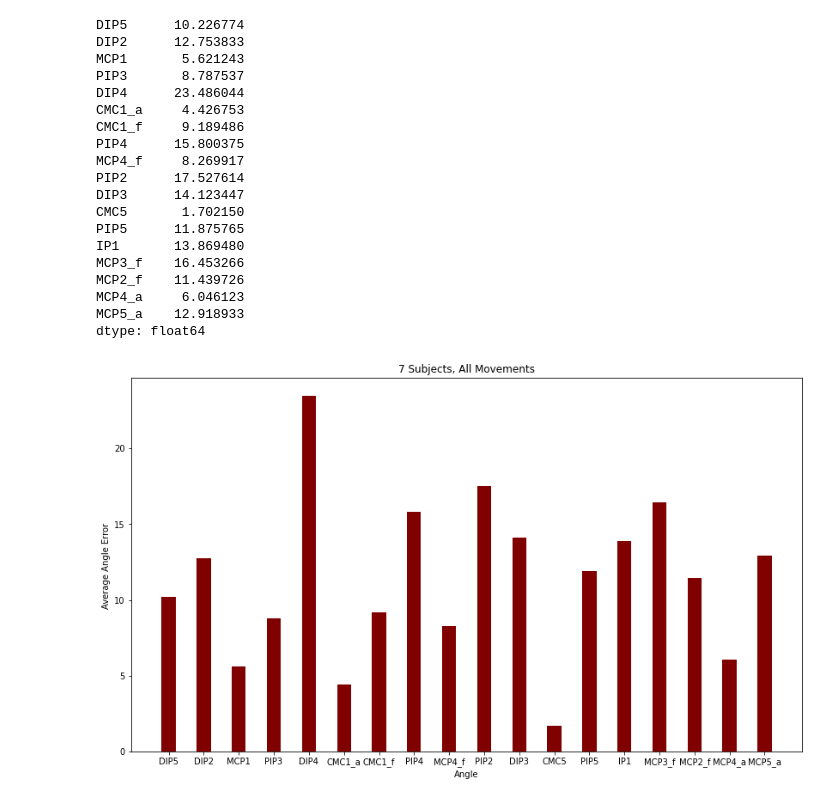
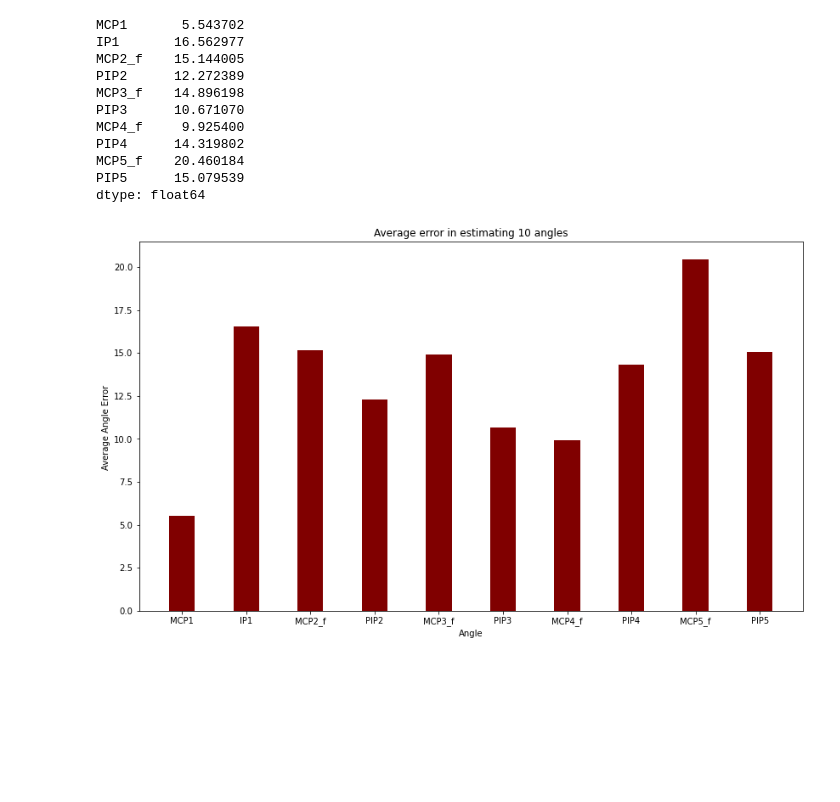
Before and after one commit to allaaamr/Bachelor_Identify-Moevements-EMG, a Jupyter notebook: kinematics.ipynb, the cells around one changed output. Drawn from its saved outputs; the diff is of its cells as text; code cells hidden in the pictures; blank space fills up the shorter version.

Commit message:
analysis diagrams

```diff
--- a/kinematics.ipynb
+++ b/kinematics.ipynb
@@ -324,17 +354,20 @@ print("X Train shape: ", X_train.shape)
 print("X Test shape: ", X_test.shape)
 input = Input(shape =(50,1))
 x = Conv1D(32,31, activation='relu', padding='same', input_shape = (X_train.shape[1],1))(input)
-print(x)
 x = Conv1D(64,31, activation='relu' ,padding='same' )(x)
+x = BatchNormalization()(x)
 x = Conv1D(64,31, activation='relu', padding='same')(x)
 x = Conv1D(32,31, activation='relu', padding='same')(x)
+x = BatchNormalization()(x)
 x = Conv1D(10,31, activation='relu', padding='same')(x)
 x = Flatten()(x)
-x = Dense(256, activation='sigmoid')(x)
-x = Dense(10,activation='sigmoid')(x)
-ouput = Dense(18, activation='linear')(x)
+x = Dense(256, activation='relu')(x)
+x = Dropout(0.5)(x)
+x = Dense(10,activation='relu')(x)
+x = Dropout(0.4)(x)
+ouput = Dense(10, activation='linear')(x)
 model = Model(input, ouput)
-model.compile(optimizer=Adam(learning_rate=0.002), loss="mean_squared_error", metrics=['mse'])
+model.compile(optimizer=Adam(learning_rate=0.003), loss="mean_squared_error", metrics=['mse'])
 model.fit(X_train, y_train, epochs=1000)
 print(model.evaluate(X_test, y_test))
 # %% [output]
@@ -359,22 +453,13 @@ KeyboardInterrupt:
 # %%
-
 predicted = model.predict(X_test)
-print(predicted[0])
-cc = np.corrcoef(y_test, predicted[0])
-print(cc)
-print(y_test.corr(predicted , method='pearson'))
-# fig, ax = plt.subplots(nrows=1, ncols=3, figsize=(12, 3))
-# for i in [0,1,2]:
-#     ax[i].scatter(x[0,],x[1+i,])
-#     ax[i].title.set_text('Correlation = ' + "{:.2f}".format(cc[0,i+1]))
-#     ax[i].set(xlabel='x',ylabel='y')
-# fig.subplots_adjust(wspace=.4)
-# plt.show()
-# y_test.reset_index(drop=True, inplace=True)
+print(predicted)
+y_test.reset_index(drop=True, inplace=True)
+print(y_test)
 # columns = ['DIP5','DIP2','MCP1','PIP3','DIP4','CMC1_a','CMC1_f','PIP4','MCP4_f','PIP2','DIP3','CMC5','PIP5','IP1','MCP3_f','MCP2_f','MCP4_a','MCP5_a']
-# Error = pd.DataFrame(columns=columns)
-# length = y_test.shape[0]
-# for i in range (0,length):
-#     print(abs(predicted[i]))
-#     Error.at[i,:] = abs(abs(predicted[i])-abs(y_test.iloc[i,:]))
+columns = ['MCP1','IP1','MCP2_f','PIP2','MCP3_f', 'PIP3','MCP4_f', 'PIP4', 'MCP5_f', 'PIP5']
+Error = pd.DataFrame(columns=columns)
+length = y_test.shape[0]
+for i in range (0,length):
+    print(abs(predicted[i]))
+    Error.at[i,:] = abs(abs(predicted[i])-abs(y_test.iloc[i,:]))
 # %% [output]
@@ -393,35 +483,26 @@ TypeError: corr() got multiple values for argument 'method'
 # %%
 Error.to_csv('error_test1.csv')
 
 print(Error.mean())
 fig = plt.figure(figsize=(14, 8))
 
 # creating the bar plot
-plt.bar(columns, Error.mean(), color ='maroon',
-        width = 0.4)
+plt.bar(columns, Error.mean(), color ='maroon',width = 0.4)
 
 plt.xlabel("Angle")
 plt.ylabel("Average Angle Error ")
-plt.title("7 Subjects, All Movements")
+plt.title("Average error in estimating 10 angles")
 plt.show()
 # %% [output]
-DIP5      10.226774
-DIP2      12.753833
-MCP1       5.621243
-PIP3       8.787537
-DIP4      23.486044
-CMC1_a     4.426753
-CMC1_f     9.189486
-PIP4      15.800375
-MCP4_f     8.269917
-PIP2      17.527614
-DIP3      14.123447
-CMC5       1.702150
-PIP5      11.875765
-IP1       13.869480
-MCP3_f    16.453266
-MCP2_f    11.439726
-MCP4_a     6.046123
-MCP5_a    12.918933
+MCP1       5.543702
+IP1       16.562977
+MCP2_f    15.144005
+PIP2      12.272389
+MCP3_f    14.896198
+PIP3      10.671070
+MCP4_f     9.925400
+PIP4      14.319802
+MCP5_f    20.460184
+PIP5      15.079539
 dtype: float64
-[figure, old version]
+[figure, new version]
```
Also changed, not shown: parts of 8 cells of this notebook, 15 other files.
